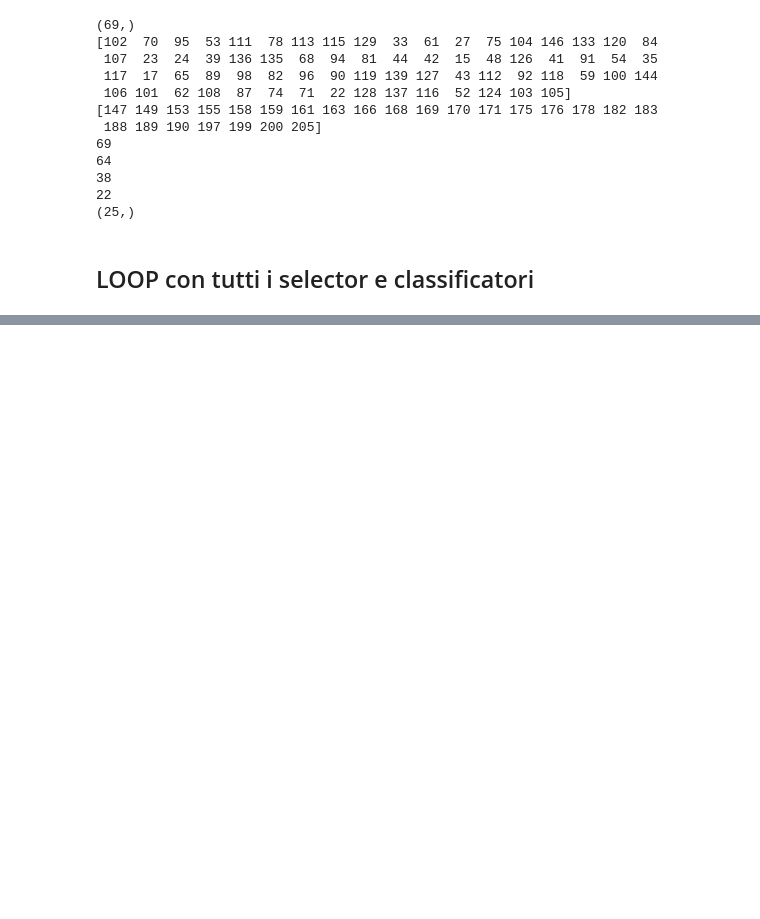
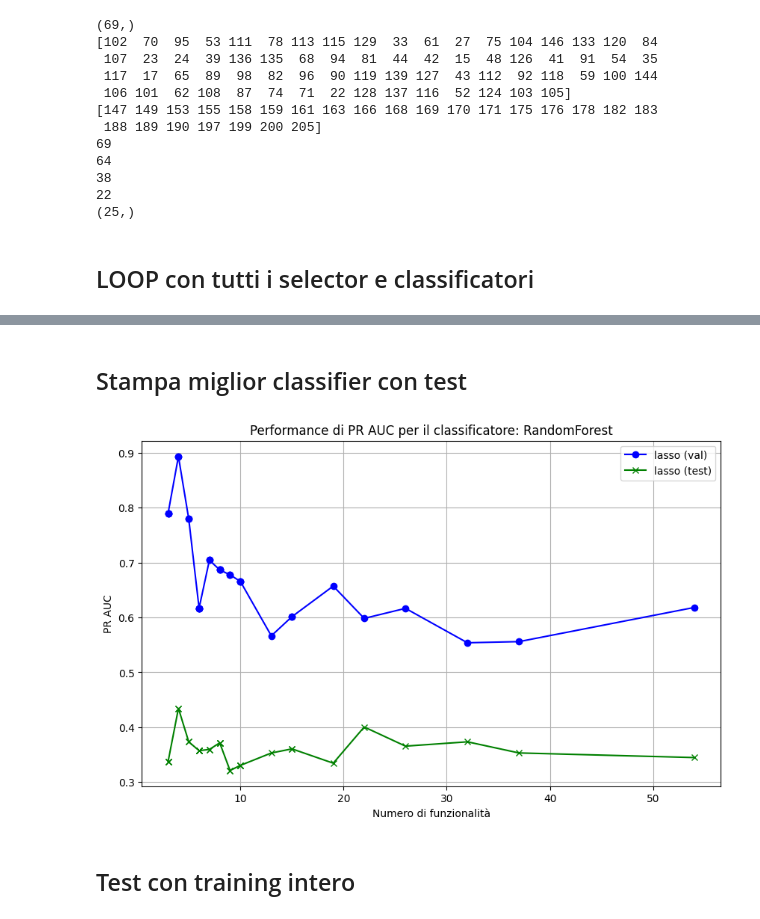
Before and after one commit to alessiamenozzi/ThesisPlaques, a Jupyter notebook: 1ValidationSet.ipynb, the cells around one changed output, grey strips where cells are left out. Cells and saved outputs as stored; diff of their text form; code cells hidden in the pictures; blank space fills up the shorter version.

```diff
--- a/1ValidationSet.ipynb
+++ b/1ValidationSet.ipynb
@@ -867,0 +1254,39 @@ KeyboardInterrupt:
+# %% [markdown]
+## Stampa miglior classifier con test
+# %%
+import matplotlib.pyplot as plt
+
+# Dati da utilizzare per il grafico
+classifier = best_overall_classifier
+selector = best_overall_selector
+
+
+# Recupera i dati di PR AUC e numero di features per results_val e results_test
+num_features_val = results_val[classifiers.index(classifier)][selector]['num_features']
+pr_auc_val = results_val[classifiers.index(classifier)][selector]['pr_auc']
+
+num_features_test = results_test[classifiers.index(classifier)][selector]['num_features']
+pr_auc_test = results_test[classifiers.index(classifier)][selector]['pr_auc']
+
+# Definizione di colori diversi per validazione e test
+color_val = 'blue'
+color_test = 'green'
+
+plt.figure(figsize=(10, 6))
+
+# Plot per results_val (validazione)
+plt.plot(num_features_val, pr_auc_val, marker='o', label=f'{selector} (val)', color=color_val)
+
+# Plot per results_test (test)
+plt.plot(num_features_test, pr_auc_test, marker='x', label=f'{selector} (test)', color=color_test)
+
+plt.title(f'Performance di PR AUC per il classificatore: {classifier}')
+plt.xlabel('Numero di funzionalità')
+plt.ylabel('PR AUC')
+plt.legend()
+plt.grid(True)
+plt.show()
+# %% [output]
+[figure, added]
+# %% [markdown]
+## Test con training intero
```
Also changed, not shown: parts of 20 cells of this notebook.
